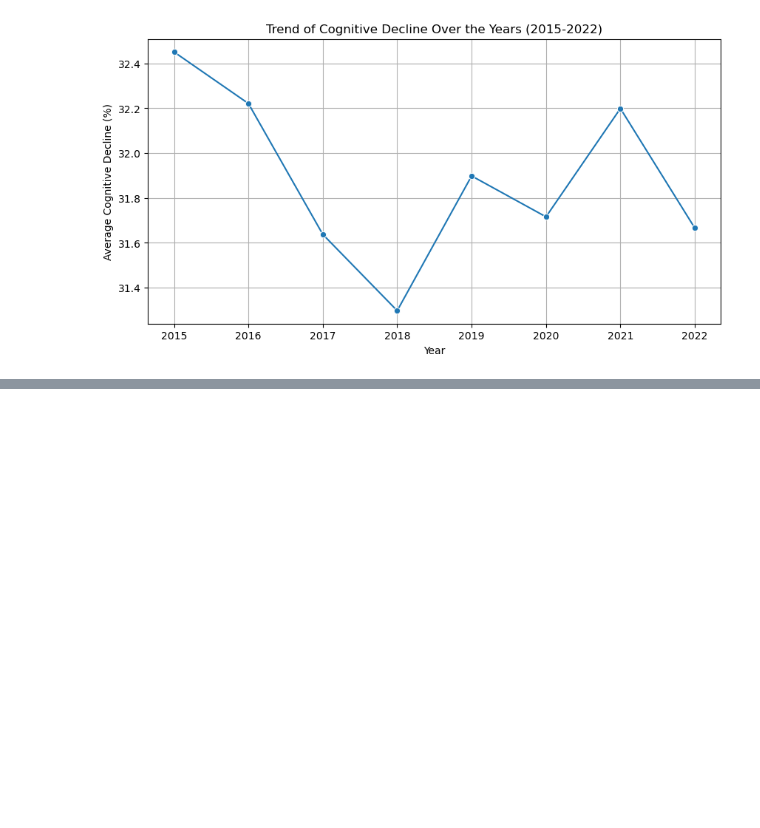
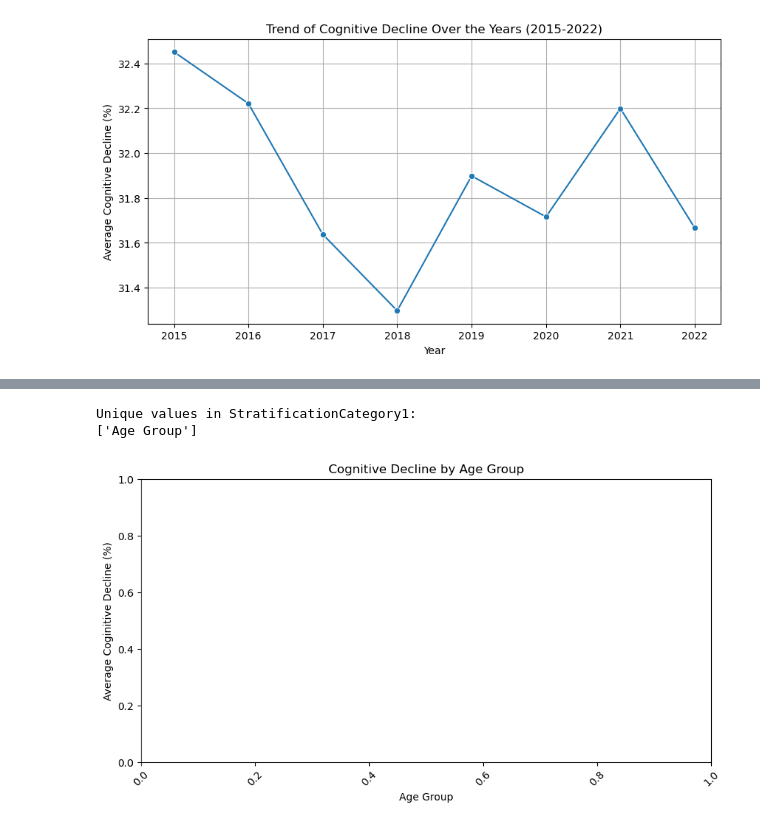
Before and after one commit to sowmyamaddali/cognitive-decline-analysis, a Jupyter notebook: notebooks/data_exploration.ipynb, the cells around one changed output, grey strips where cells are left out. Saved outputs shown, nothing was run; the diff lists cells and outputs as text; code cells hidden in the pictures; blank space fills up the shorter version.

```diff
--- a/notebooks/data_exploration.ipynb
+++ b/notebooks/data_exploration.ipynb
@@ -86,0 +113,27 @@ plt.show()
+# %%
+# Check unique values in StratificationCategory1
+print("Unique values in StratificationCategory1:")
+print(df_cleaned["StratificationCategory1"].unique())
+# %% [output]
+Unique values in StratificationCategory1:
+['Age Group']
+# %%
+# filter only AGE-related rows
+age_group_data = df_cleaned[df_cleaned["StratificationCategory1"] == "Age"]
+age_trend = age_group_data.groupby("Stratification1")["Data_Value"].mean().reset_index()
+# %%
+# sort for better visualization
+age_trend = age_trend.sort_values(by="Data_Value", ascending=False)
+# %%
+# plot
+plt.figure(figsize=(10,5))
+sns.barplot(data=age_trend, x="Stratification1", y="Data_Value",
+            palette="coolwarm")
+
+plt.xlabel("Age Group")
+plt.ylabel("Average Coginitive Decline (%)")
+plt.title("Cognitive Decline by Age Group")
+plt.xticks(rotation=45)
+plt.show()
+# %% [output]
+[figure, added]
```
Also changed, not shown: parts of 12 cells of this notebook, 2 other files.
